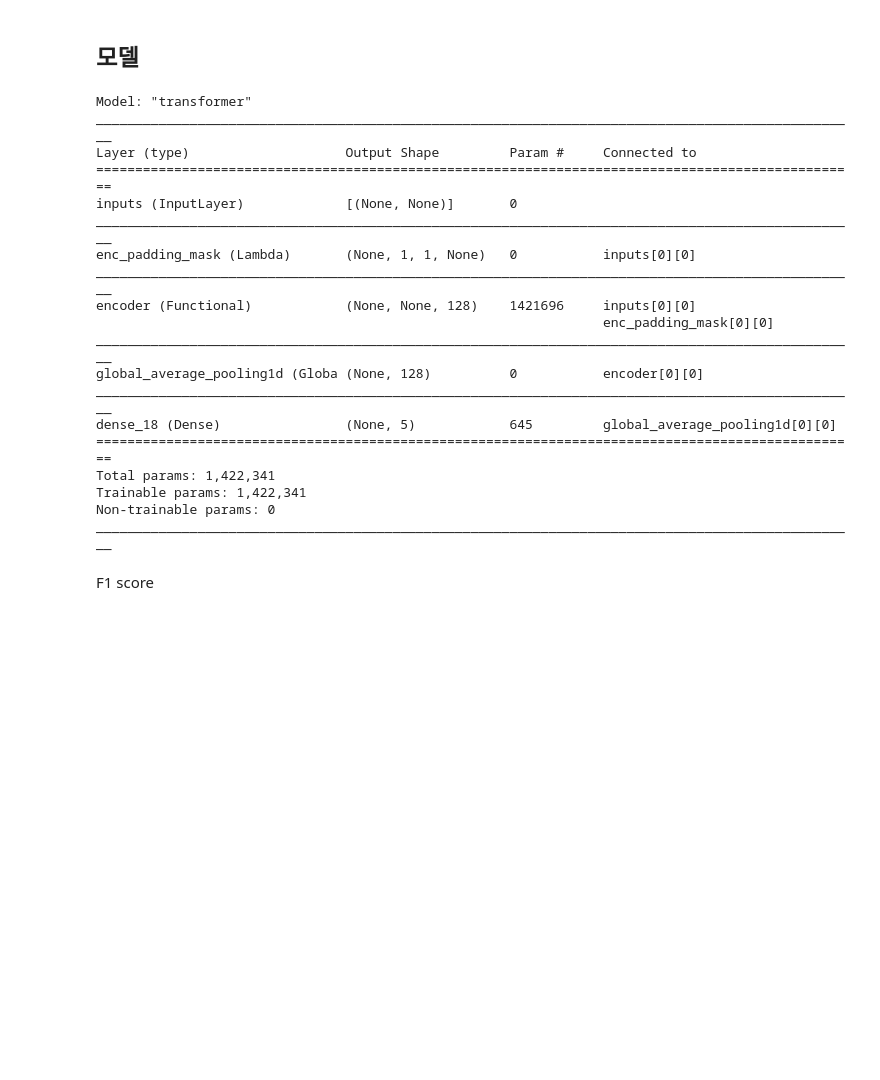
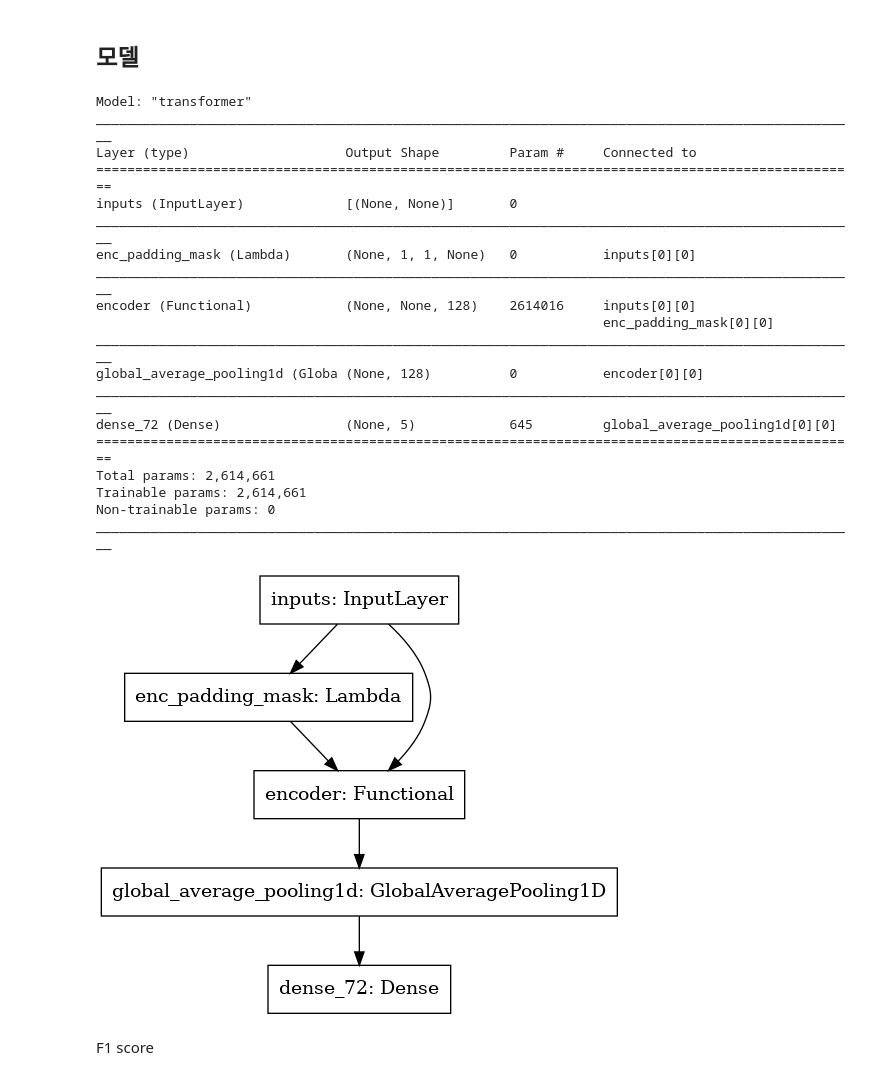
Before and after one commit to silpiria98/aiffel_camp, a Jupyter notebook: aiffel_main/DLThon1/kobert-tokenizer Transformer.ipynb, the cells around one changed output. Drawn from its saved outputs; the diff is of its cells as text; code cells hidden in the pictures; blank space fills up the shorter version.

```diff
--- a/aiffel_main/DLThon1/kobert-tokenizer Transformer.ipynb
+++ b/aiffel_main/DLThon1/kobert-tokenizer Transformer.ipynb
@@ -352,16 +373,16 @@ def transformer(vocab_size,
 
     return tf.keras.Model(inputs=inputs, outputs=outputs, name=name)
 # %%
-NUM_CLASSES = len(class_label)
-VOCAB_SIZE = tokenizer.vocab_size
-MAX_LENGTH = X.shape[1]
-
 # 하이퍼파라미터
-NUM_LAYERS = 3 # 인코더와 디코더의 층의 개수
+NUM_LAYERS = 12 # 인코더와 디코더의 층의 개수
 D_MODEL = 128 # 인코더와 디코더 내부의 입/출력의 고정 차원
 NUM_HEADS = 4 # 멀티 헤드 어텐션에서의 헤드 수
 UNITS = 256 # 피드 포워드 신경망의 은닉층의 크기
 DROPOUT = 0.1 # 드롭아웃의 비율
+
+NUM_CLASSES = len(class_label)  #레이블 수
+VOCAB_SIZE = tokenizer.vocab_size #단어사전 크기
+MAX_LENGTH = X.shape[1] # maxlen
 
 model = transformer(
     vocab_size=VOCAB_SIZE,
@@ -382,17 +403,22 @@ inputs (InputLayer)             [(None, None)]       0
 __________________________________________________________________________________________________
 enc_padding_mask (Lambda)       (None, 1, 1, None)   0           inputs[0][0]
 __________________________________________________________________________________________________
-encoder (Functional)            (None, None, 128)    1421696     inputs[0][0]
+encoder (Functional)            (None, None, 128)    2614016     inputs[0][0]
                                                                  enc_padding_mask[0][0]
 __________________________________________________________________________________________________
 global_average_pooling1d (Globa (None, 128)          0           encoder[0][0]
 __________________________________________________________________________________________________
-dense_18 (Dense)                (None, 5)            645         global_average_pooling1d[0][0]
+dense_72 (Dense)                (None, 5)            645         global_average_pooling1d[0][0]
 ==================================================================================================
-Total params: 1,422,341
-Trainable params: 1,422,341
+Total params: 2,614,661
+Trainable params: 2,614,661
 Non-trainable params: 0
 __________________________________________________________________________________________________
+# %%
+from tensorflow.keras.utils import plot_model
+plot_model(model)
+# %% [output]
+[figure, added]
 # %% [markdown]
 F1 score
 # %%
```
Also changed, not shown: parts of 44 cells of this notebook.
